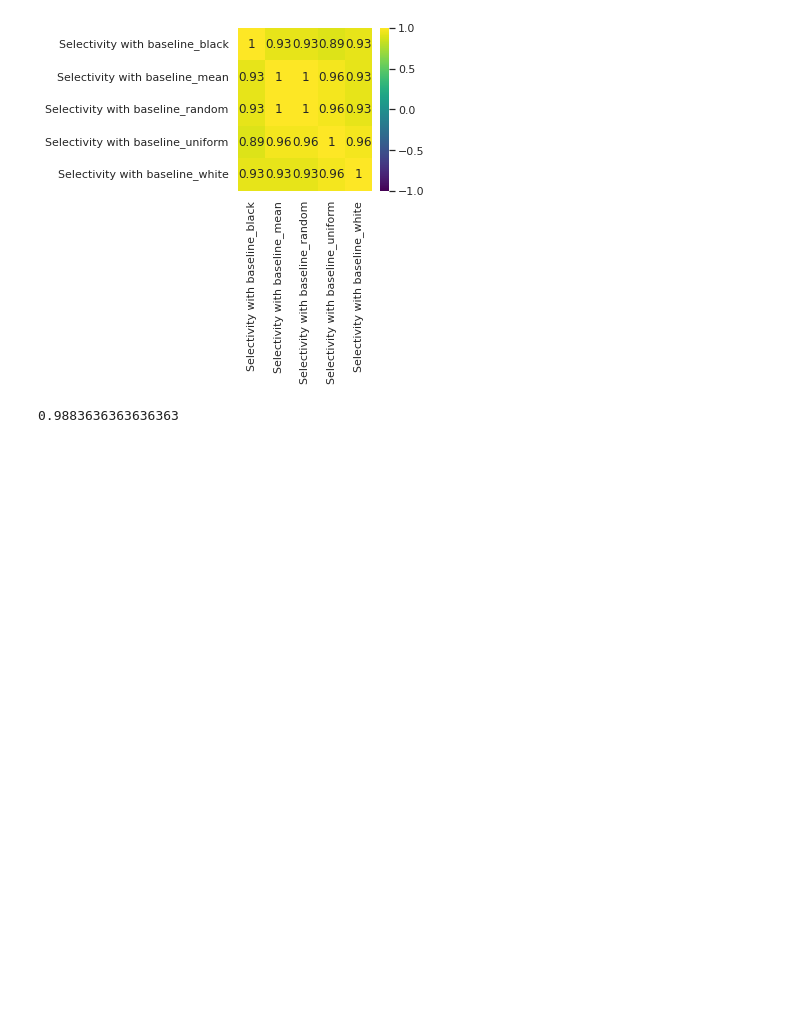
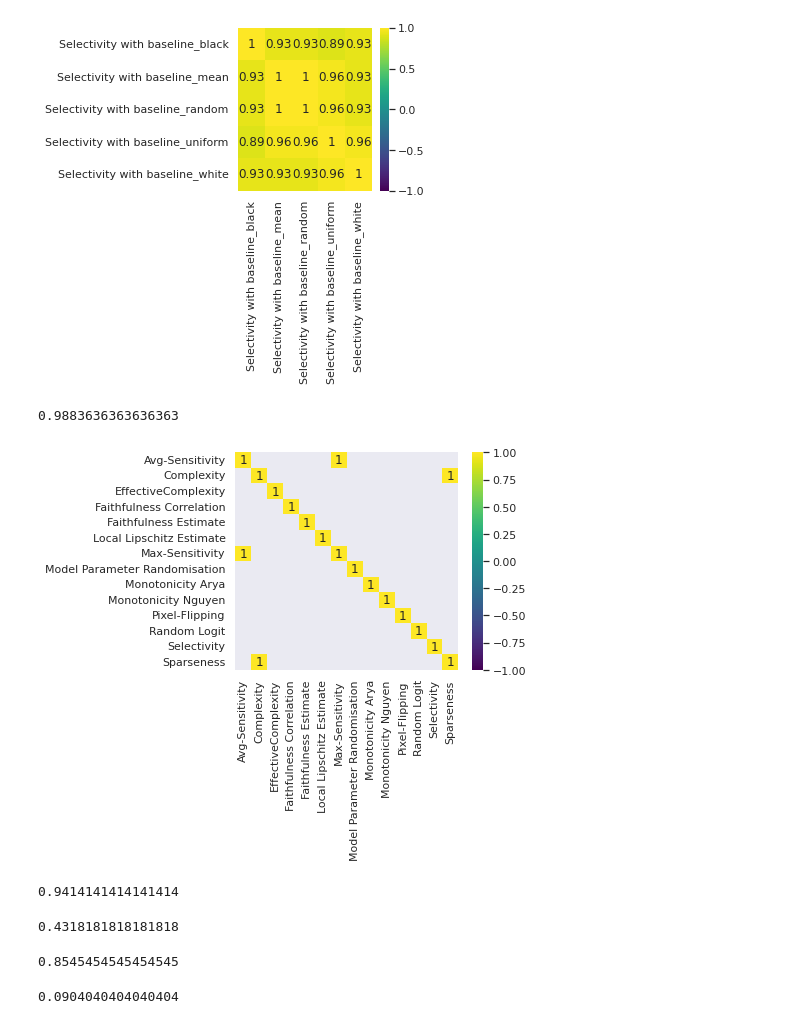
Before and after one commit to multitel-ai/Evaluation-XAI-Metrics-GD6-TRAIL, a Jupyter notebook: XAI_analysis_correlations_rank_aggreg.ipynb, the cells around one changed output. Cells and saved outputs as stored; diff of their text form; code cells hidden in the pictures; blank space fills up the shorter version.

Commit message:
final corr matrix

```diff
--- a/XAI_analysis_correlations_rank_aggreg.ipynb
+++ b/XAI_analysis_correlations_rank_aggreg.ipynb
@@ -305,3 +305,41 @@ plot_corr_matrix(selected_tau_values, selected_p_values, selected_metrics, maske
 compute_kendall_w(dico_ranks, selected_metrics)
 # %% [output]
 0.9883636363636363
+# %%
+final_dico_ranks = {}
+
+for metr in metrics:
+    if metr in metrics_with_different_baselines:
+        metr_with_baseline = f'{metr} with baseline_black'
+        final_dico_ranks[metr] = dico_ranks[metr_with_baseline]
+    elif metr == 'Model Parameter Randomisation':
+        metr_with_baseline = f'{metr} with bottom_up'
+        final_dico_ranks[metr] = dico_ranks[metr_with_baseline]
+    else:
+        final_dico_ranks[metr] = dico_ranks[metr]
+
+final_metrics = sorted(final_dico_ranks.keys())
+# %%
+final_tau_values, final_p_values = compute_kendall_tau(final_dico_ranks, final_metrics)
+# %%
+plot_corr_matrix(final_tau_values, final_p_values, final_metrics, masked=True,
+                 save=True, path='./results/final_corr_matrix_rank_aggreg_holm_corr.png', fig_size=(5,4))
+# %% [output]
+[figure, added]
+# %%
+compute_kendall_w(final_dico_ranks, ['Complexity','Sparseness','EffectiveComplexity'])
+# %% [output]
+0.9414141414141414
+# %%
+compute_kendall_w(final_dico_ranks, ['Random Logit','Model Parameter Randomisation'])
+# %% [output]
+0.4318181818181818
+# %%
+compute_kendall_w(final_dico_ranks, ['Max-Sensitivity','Avg-Sensitivity','Local Lipschitz Estimate'])
+# %% [output]
+0.8545454545454545
+# %%
+compute_kendall_w(final_dico_ranks, ['Monotonicity Nguyen','Faithfulness Estimate','Faithfulness Correlation',
+                                     'Monotonicity Arya','Pixel-Flipping','Selectivity'])
+# %% [output]
+0.0904040404040404
```
